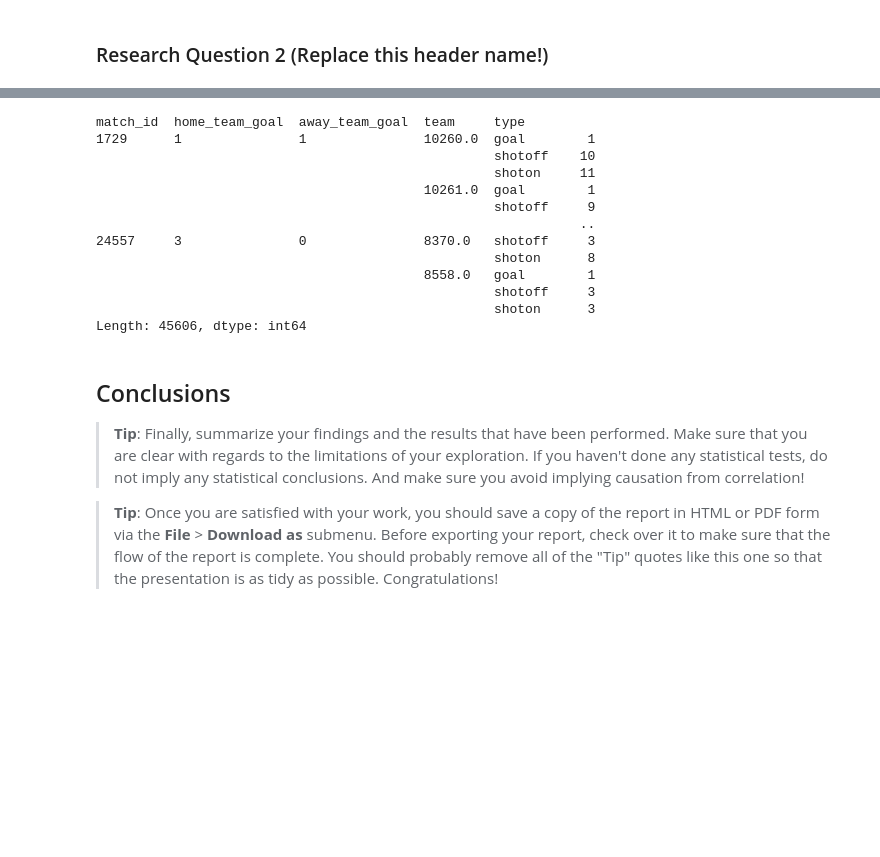
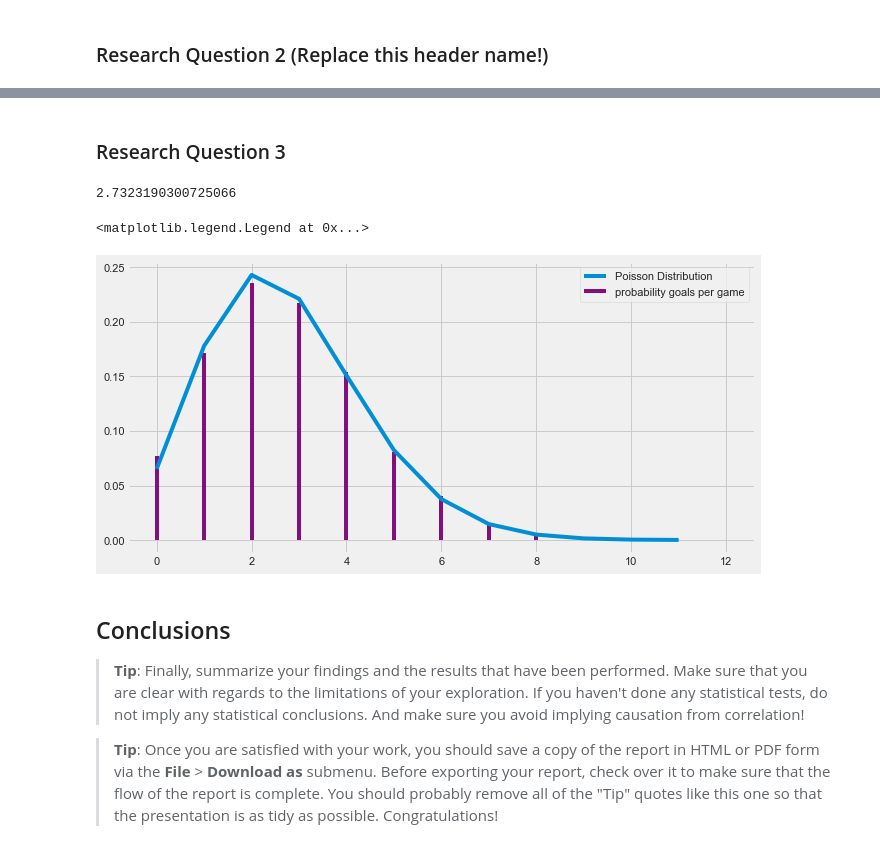
Before and after one commit to normannexo/jupyter_data_science, a Jupyter notebook: Soccer project.ipynb, the cells around one changed output, grey strips where cells are left out. Cells and saved outputs as stored; diff of their text form; code cells hidden in the pictures; blank space fills up the shorter version.

Commit message:
added graph poisson

```diff
--- a/Soccer project.ipynb
+++ b/Soccer project.ipynb
@@ -439,19 +425,22 @@ df_player_plus[df_player_plus['goals']>50].sort_values(by='conversion rate', asc
-# %%
-df_match_shots.groupby(['match_id','home_team_goal', 'away_team_goal', 'team', 'type']).size()
-# %% [output]
-match_id  home_team_goal  away_team_goal  team     type
-1729      1               1               10260.0  goal        1
-                                                   shotoff    10
-                                                   shoton     11
-                                          10261.0  goal        1
-                                                   shotoff     9
-                                                              ..
-24557     3               0               8370.0   shotoff     3
-                                                   shoton      8
-                                          8558.0   goal        1
-                                                   shotoff     3
-                                                   shoton      3
-Length: 45606, dtype: int64
+# %% [markdown]
+### Research Question 3
+# %%
+probs = (df_matches['home_team_goal'] + df_matches['away_team_goal']).value_counts().sort_index()/df_matches.shape[0]
+mean_goals = (df_matches['home_team_goal'] + df_matches['away_team_goal']).mean()
+mean_goals
+# %% [output]
+2.7323190300725066
+# %%
+fig, ax = plt.subplots(1, 1, figsize=(10,5))
+_ = ax.vlines(probs.index, probs.values, colors="C5", ymax=0, label="probability goals per game")
+#_ = ax.hist(df_matches['away_team_goal'], bins='auto',  density=False)
+ax.plot(range(0,12), poisson.pmf(range(0,12), 2.73), label="Poisson Distribution")
+ax.legend()
+#sns.set()
+#ax = sns.(df_matches['home_team_goal'])
+# %% [output]
+<matplotlib.legend.Legend at 0x...>
+[figure, added]
 # %% [markdown]
 <a id='conclusions'></a>
 ## Conclusions
```
Also changed, not shown: parts of 7 cells of this notebook, 1 other file.
